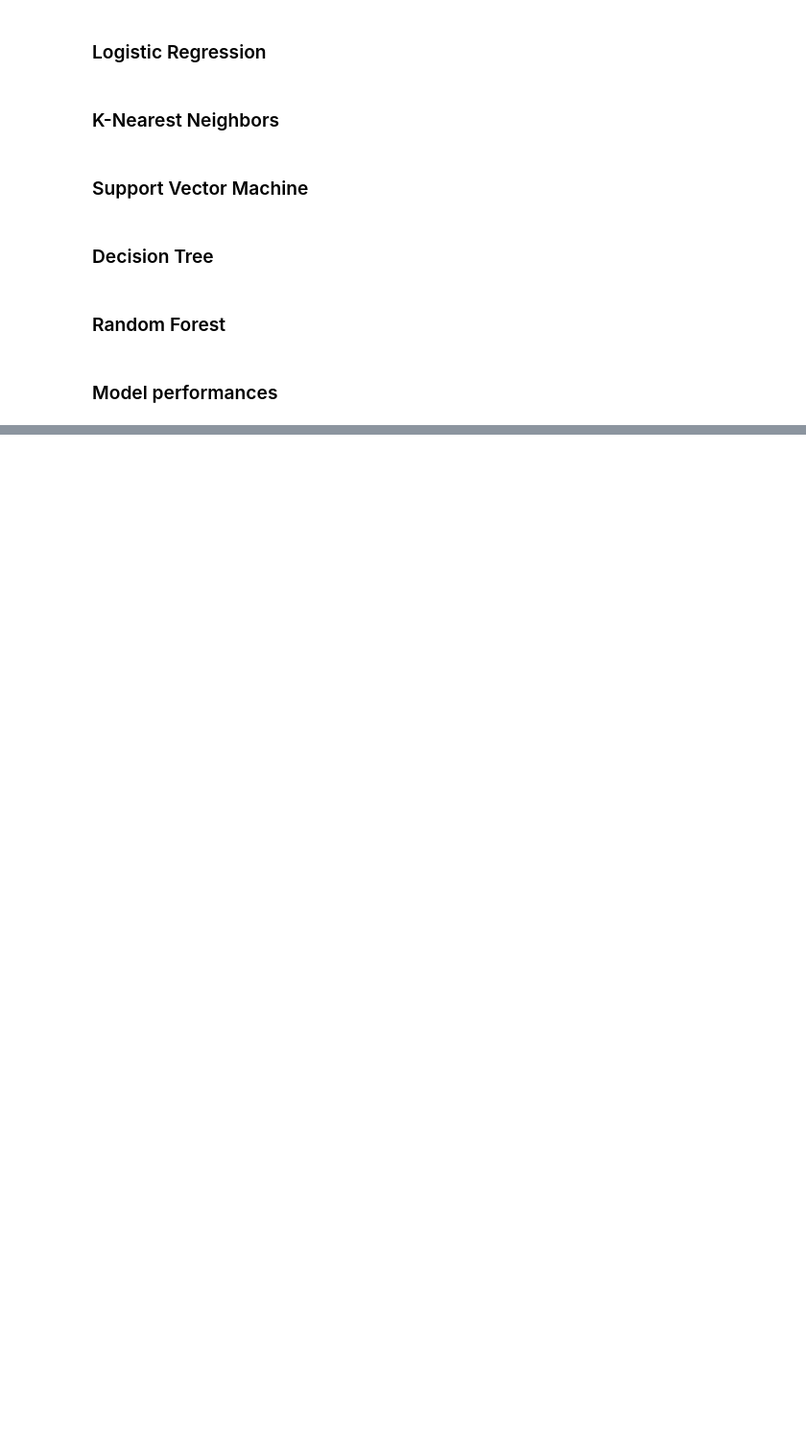
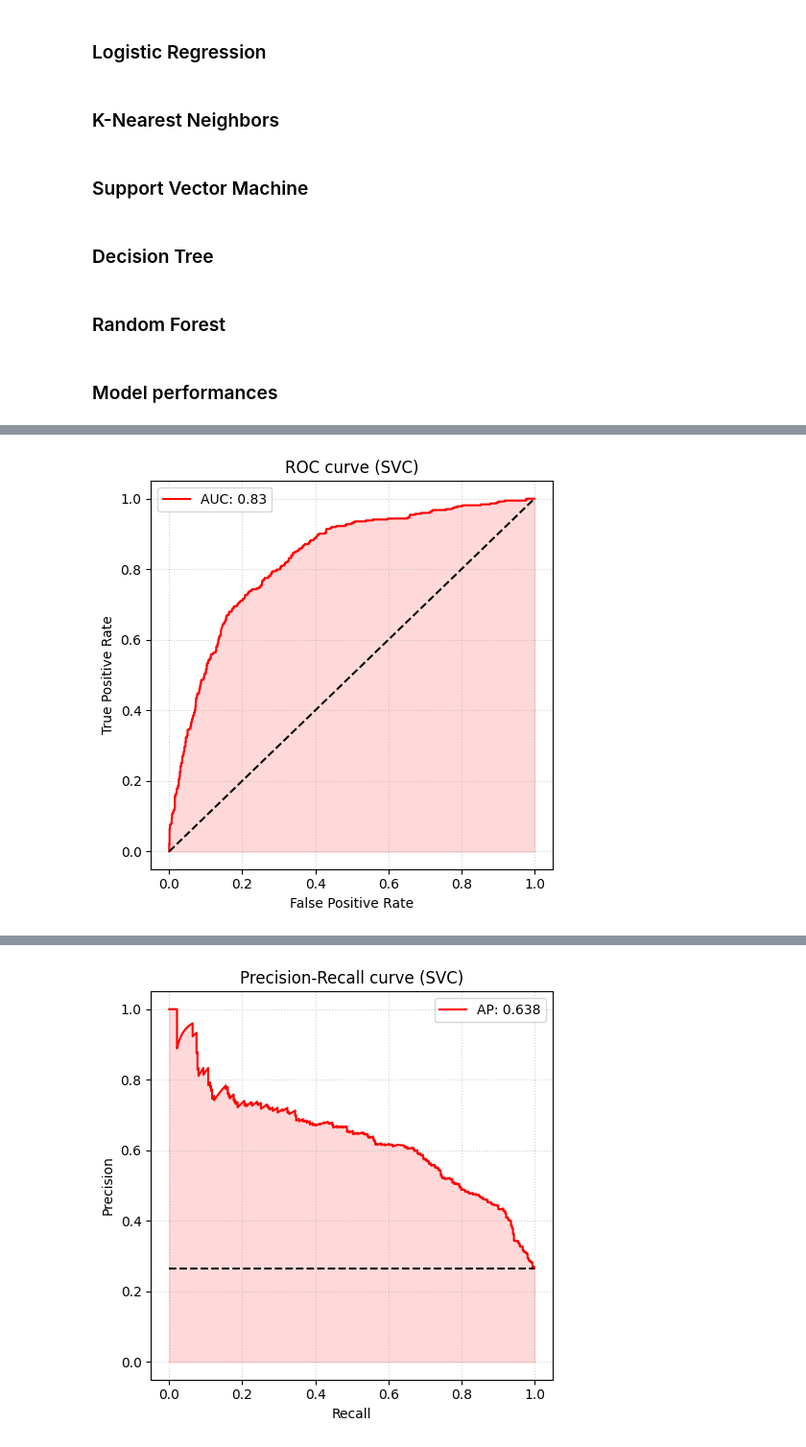
Before and after one commit to CassiaNascimento/Customer_Churn_Prediction, a Jupyter notebook: notebooks/model_comparisons_no_tuning.ipynb, the cells around one changed output, grey strips where cells are left out. Shown at 96% size. Drawn from its saved outputs; the diff is of its cells as text; code cells hidden in the pictures; blank space fills up the shorter version.

```diff
--- a/notebooks/model_comparisons_no_tuning.ipynb
+++ b/notebooks/model_comparisons_no_tuning.ipynb
@@ -162,0 +186,5 @@ metrics_RF
+# %%
+_,_=view_ROC_curve(fitted_pipe_SVM,X_test,y_test)
+_,_=view_PR_curve(fitted_pipe_SVM,X_test,y_test)
+# %% [output]
+[figure, added]
@@ -162,0 +192 @@ metrics_RF
+[figure, added]
```
Also changed, not shown: parts of 30 cells of this notebook, 43 other files.
